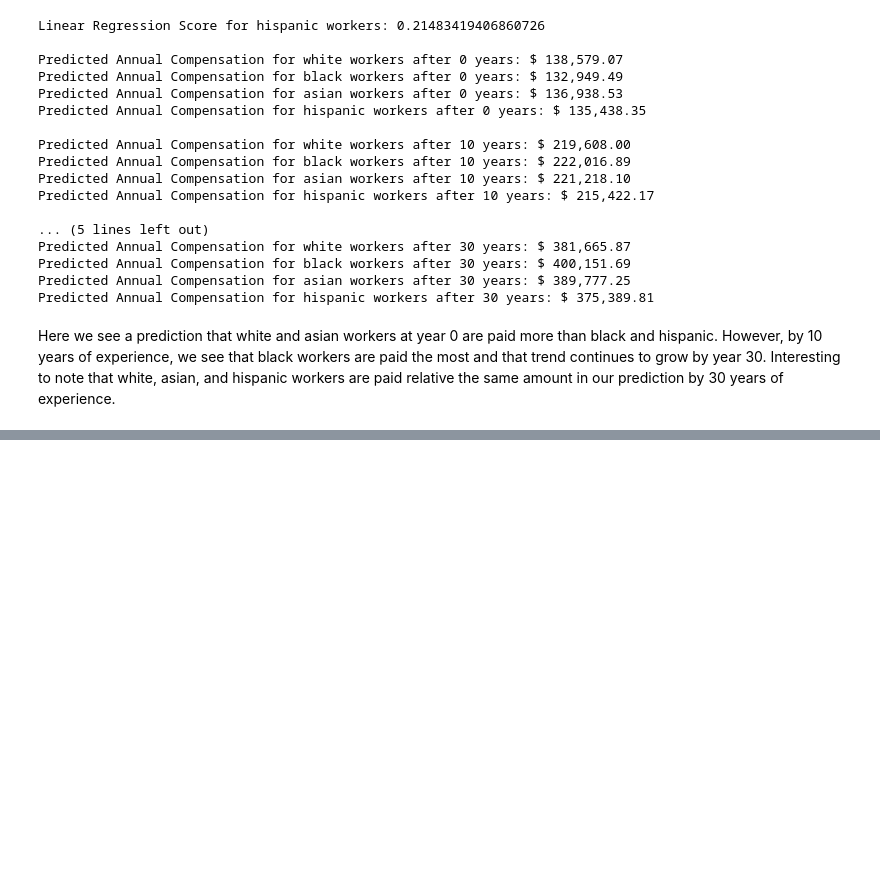
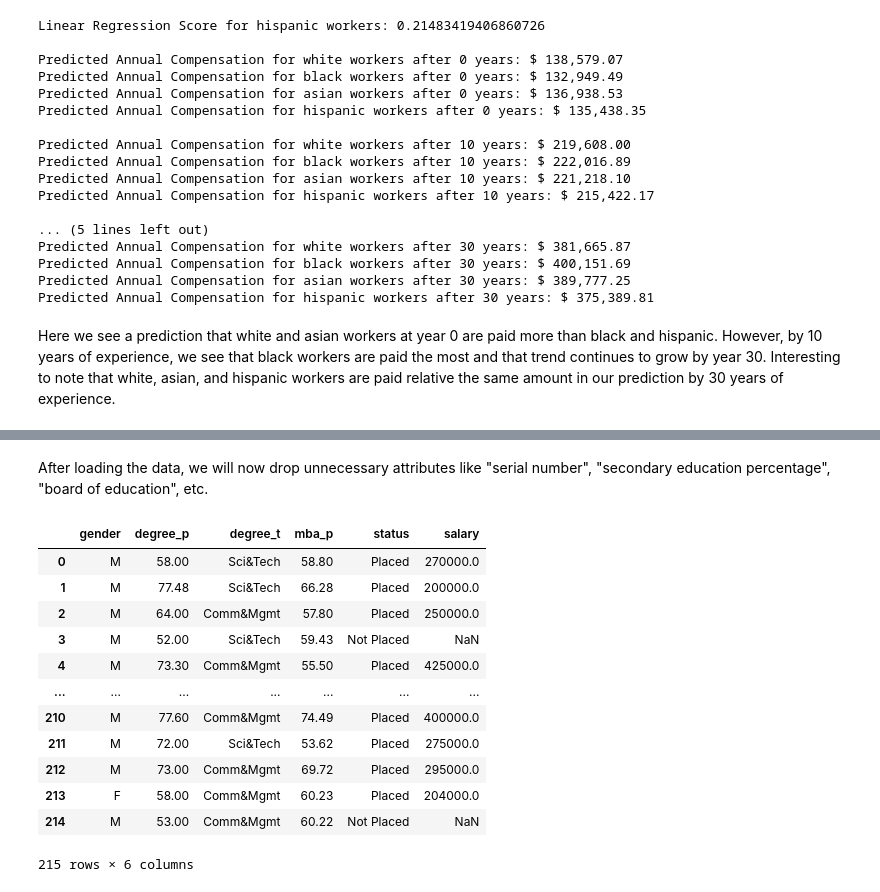
Before and after one commit to GMU-MinorityReport/CS484, a Jupyter notebook: code/The_Minority_Report.ipynb, the cells around one changed output, grey strips where cells are left out. Drawn from its saved outputs; the diff is of its cells as text; code cells hidden in the pictures; blank space fills up the shorter version.

Commit message:
Added contributions from Rohit for both the data source and Jupyter notebook.

```diff
--- a/code/The_Minority_Report.ipynb
+++ b/code/The_Minority_Report.ipynb
@@ -809,0 +814,12 @@ Here we see a prediction that white and asian workers at year 0 are paid more th
+# %%
+# Campus Recruitment Data
+# 'inputs/Placement_Data_Full_Class.csv' <- Directory for Github
+
+# necessary imports
+from tqdm import tqdm
+import numpy as np
+%matplotlib inline
+
+# load data from csv file
+dataframe = pd.read_csv('inputs/Placement_Data_Full_Class.csv')
+dataframe.head()
@@ -809,0 +833,20 @@ Here we see a prediction that white and asian workers at year 0 are paid more th
+# %% [markdown]
+After loading the data, we will now drop unnecessary attributes like "serial number", "secondary education percentage", "board of education", etc.
+# %%
+# drop/shave off attributes deemed not necessary
+dataframe.drop(['sl_no','hsc_s','hsc_b','ssc_b','ssc_p','hsc_p','specialisation','etest_p','workex'],axis=1,inplace=True)
+display(dataframe)
+# %% [output]
+|  | gender | degree_p | degree_t | mba_p | status | salary |
+| 0 | M | 58.00 | Sci&Tech | 58.80 | Placed | 270000.0 |
+| 1 | M | 77.48 | Sci&Tech | 66.28 | Placed | 200000.0 |
+| 2 | M | 64.00 | Comm&Mgmt | 57.80 | Placed | 250000.0 |
+| 3 | M | 52.00 | Sci&Tech | 59.43 | Not Placed | NaN |
+| 4 | M | 73.30 | Comm&Mgmt | 55.50 | Placed | 425000.0 |
+| ... | ... | ... | ... | ... | ... | ... |
+| 210 | M | 77.60 | Comm&Mgmt | 74.49 | Placed | 400000.0 |
+| 211 | M | 72.00 | Sci&Tech | 53.62 | Placed | 275000.0 |
+| 212 | M | 73.00 | Comm&Mgmt | 69.72 | Placed | 295000.0 |
+| 213 | F | 58.00 | Comm&Mgmt | 60.23 | Placed | 204000.0 |
+| 214 | M | 53.00 | Comm&Mgmt | 60.22 | Not Placed | NaN |
+215 rows × 6 columns
```
Also changed, not shown: parts of 11 cells of this notebook, 1 other file.
